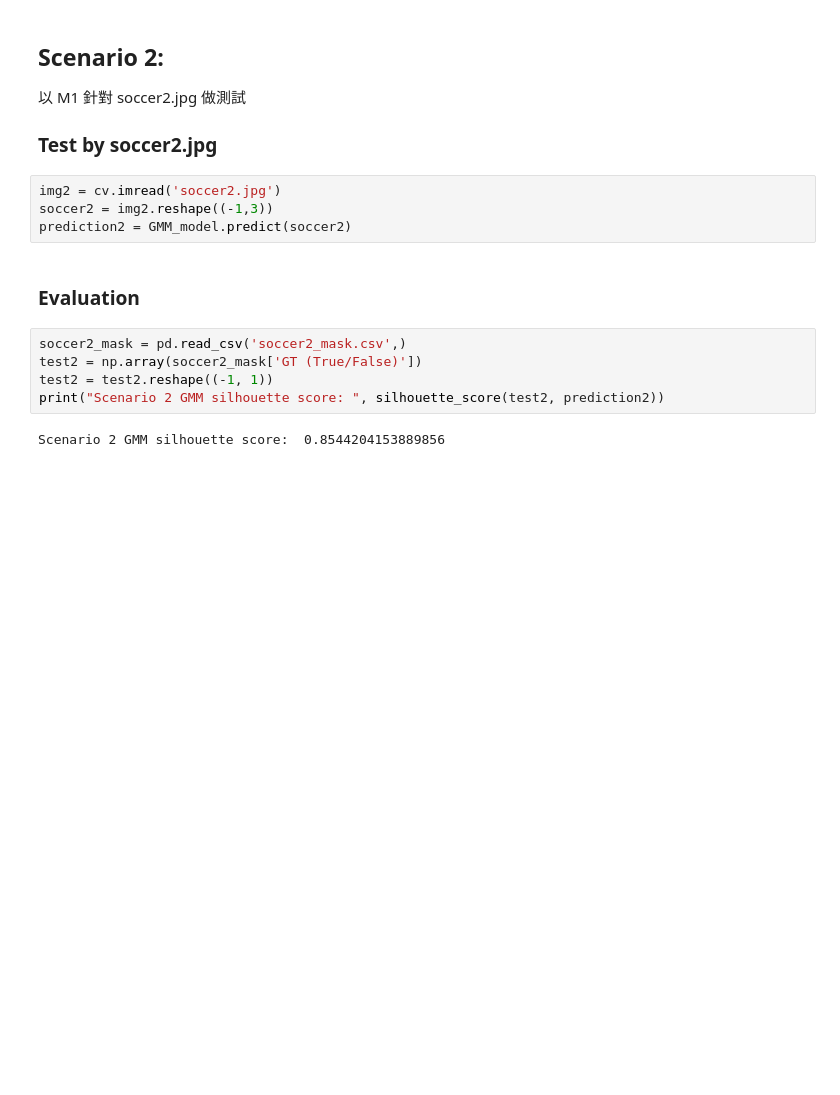
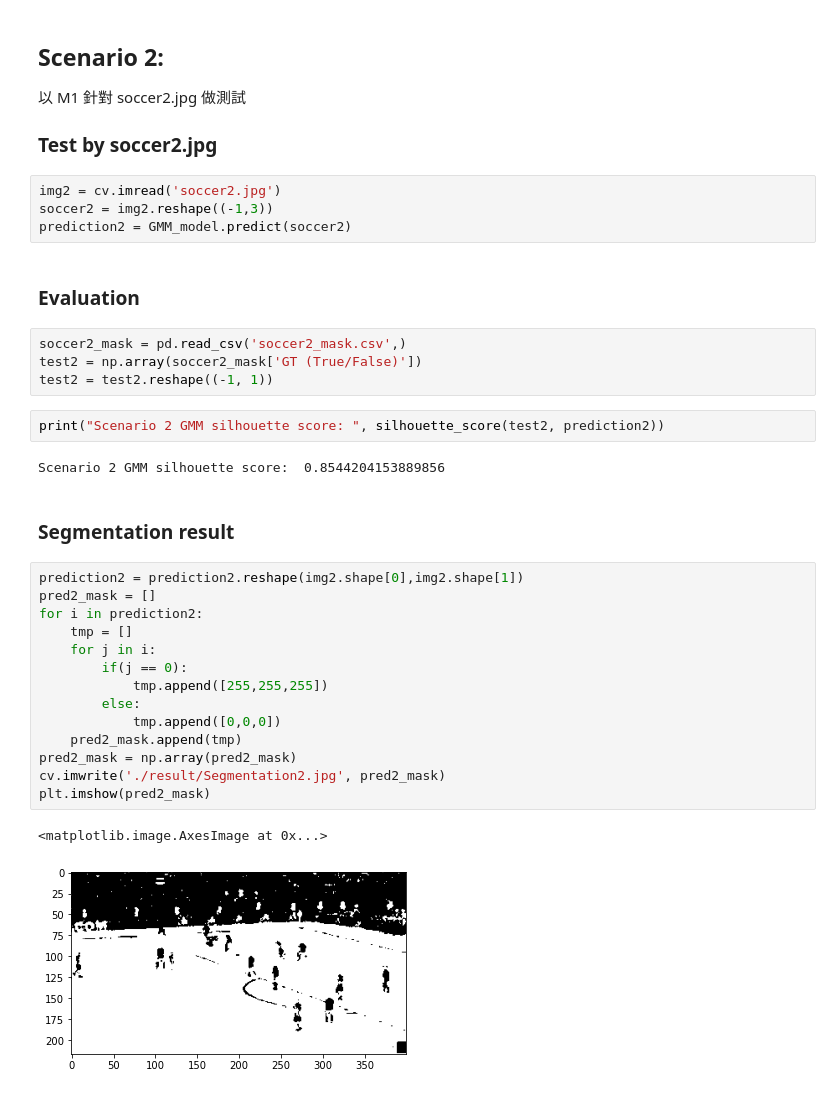
Before and after one commit to eggtower/Gaussian-mixture-models, a Jupyter notebook: GMM_M1.ipynb, the cells around one changed output. Drawn from its saved outputs; the diff is of its cells as text; blank space fills up the shorter version.

```diff
--- a/GMM_M1.ipynb
+++ b/GMM_M1.ipynb
@@ -60,6 +81,26 @@ prediction2 = GMM_model.predict(soccer2)
 soccer2_mask = pd.read_csv('soccer2_mask.csv',)
 test2 = np.array(soccer2_mask['GT (True/False)'])
 test2 = test2.reshape((-1, 1))
-print("Scenario 2 GMM silhouette score: ", silhouette_score(test2, prediction2))
-# %% [output]
-Scenario 2 GMM silhouette score:  0.8544204153889856
+# %%
+print("Scenario 2 GMM silhouette score: ", silhouette_score(test2, prediction2))
+# %% [output]
+Scenario 2 GMM silhouette score:  0.8544204153889856
+# %% [markdown]
+### Segmentation result
+# %%
+prediction2 = prediction2.reshape(img2.shape[0],img2.shape[1])
+pred2_mask = []
+for i in prediction2:
+    tmp = []
+    for j in i:
+        if(j == 0):
+            tmp.append([255,255,255])
+        else:
+            tmp.append([0,0,0])
+    pred2_mask.append(tmp)
+pred2_mask = np.array(pred2_mask)
+cv.imwrite('./result/Segmentation2.jpg', pred2_mask)
+plt.imshow(pred2_mask)
+# %% [output]
+<matplotlib.image.AxesImage at 0x...>
+[figure, added]
```
Also changed, not shown: parts of 5 cells of this notebook, 1 other file.
